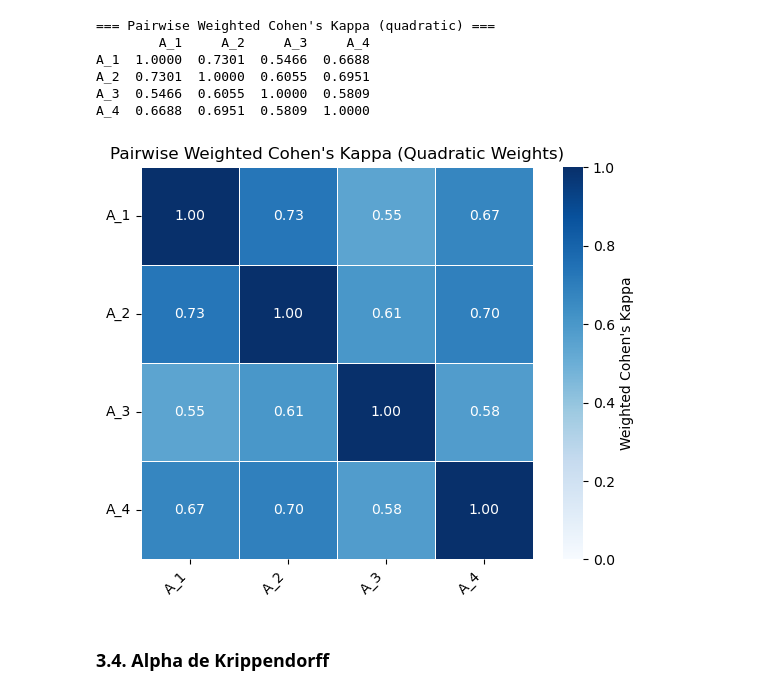
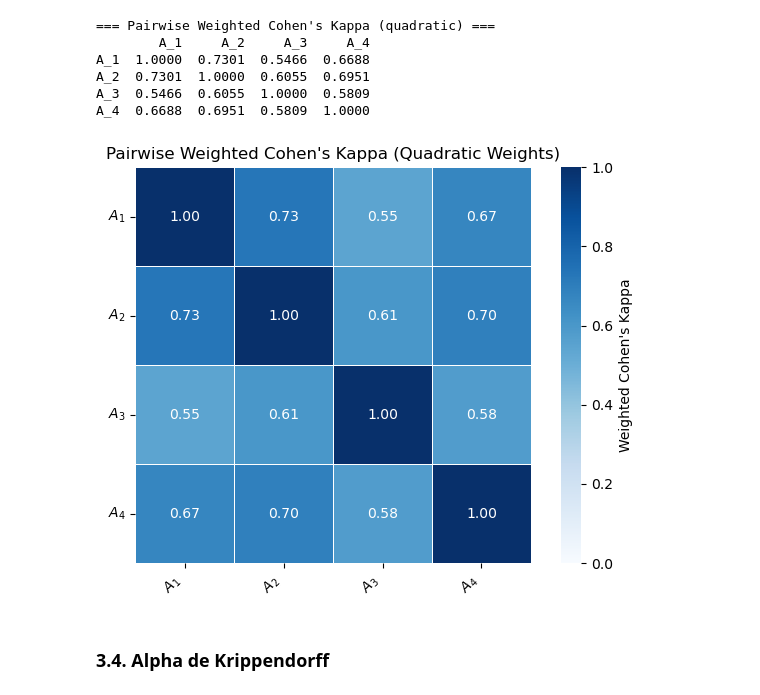
Before and after one commit to carisio/NormasTCU, a Jupyter notebook: 1 - Análise da anotação humana.ipynb, the cells around one changed output. Drawn from its saved outputs; the diff is of its cells as text; code cells hidden in the pictures.

Commit message:
Ajusta código para plotar gráficos com subscrito

```diff
--- a/1 - Análise da anotação humana.ipynb
+++ b/1 - Análise da anotação humana.ipynb
@@ -370,34 +371,38 @@ A_4  0.6688  0.6951  0.5809  1.0000
 # %%
 import matplotlib.pyplot as plt
 import seaborn as sns
 
 # Garante que os valores são float
 kappa_plot = kappa_matrix.astype(float)
+
+# Converter labels para subscrito
+kappa_plot.index = [f"${x}$" for x in kappa_plot.index]
+kappa_plot.columns = [f"${x}$" for x in kappa_plot.columns]
 
 # Cria figura maior (nomes longos precisam de espaço)
 #plt.figure(figsize=(10, 8))
 
 ax = sns.heatmap(
     kappa_plot,
     annot=True,
     fmt=".2f",
     cmap="Blues",
     vmin=0,
     vmax=1,
     square=True,
     linewidths=0.5,
     cbar_kws={"label": "Weighted Cohen's Kappa"}
 )
 
 plt.title("Pairwise Weighted Cohen's Kappa (Quadratic Weights)")
 plt.xticks(rotation=45, ha="right")
 plt.yticks(rotation=0)
 
 plt.tight_layout()
 #plt.savefig("cohen_kappa_human.png", dpi=300, bbox_inches="tight")
 plt.show()
 # %% [output]
-[figure, old version]
+[figure, new version]
 # %% [markdown]
 ### 3.4. Alpha de Krippendorff
 # %%
```
Also changed, not shown: parts of 1 cell of this notebook.
